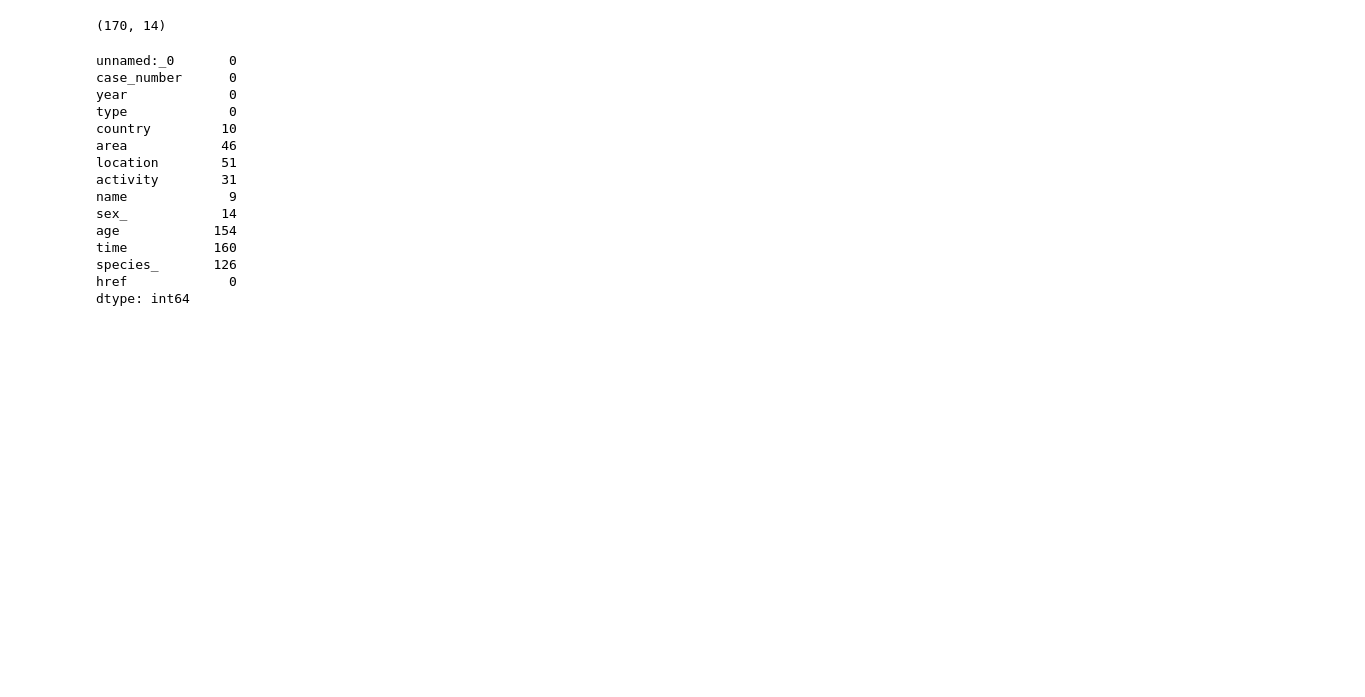
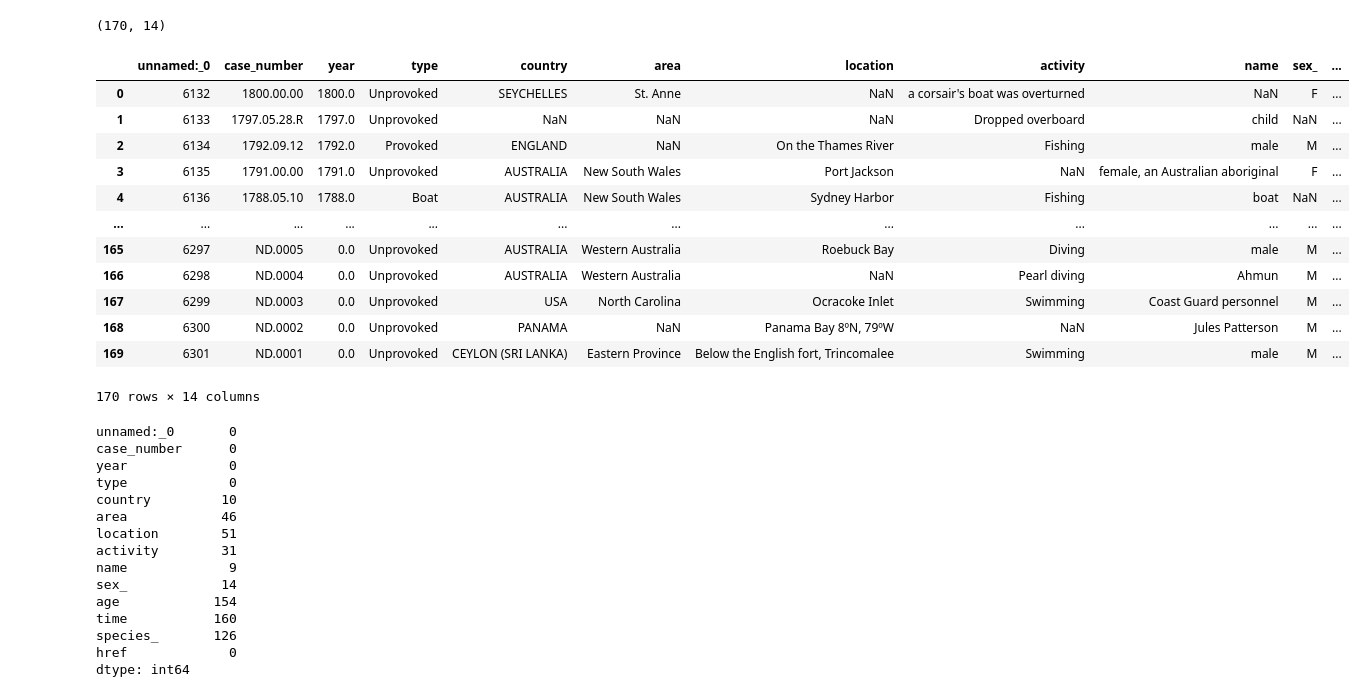
Before and after one commit to Adalab/DA-promo-b-modulo2-sprint-1-Antoanela-Chloe, a Jupyter notebook: pandas/pp-python-modulo-2-sprint-1-pandas-ejercicio-5-concat-merge-join/pp-python-modulo-2-sprint-1-pandas-ejercicio-5-concat-merge-join.ipynb, the cells around one changed output. Cells and saved outputs as stored; diff of their text form; code cells hidden in the pictures; blank space fills up the shorter version.

```diff
--- a/pandas/pp-python-modulo-2-sprint-1-pandas-ejercicio-5-concat-merge-join/pp-python-modulo-2-sprint-1-pandas-ejercicio-5-concat-merge-join.ipynb
+++ b/pandas/pp-python-modulo-2-sprint-1-pandas-ejercicio-5-concat-merge-join/pp-python-modulo-2-sprint-1-pandas-ejercicio-5-concat-merge-join.ipynb
@@ -146,6 +149,22 @@ df_hi.drop(["unnamed:_23", "case_number.1", "unnamed:_22", "case_number.2", "ori
 df_hi.shape
 # %% [output]
 (170, 14)
+# %%
+df_hi
+# %% [output]
+|  | unnamed:_0 | case_number | year | type | country | area | location | activity | name | sex_ | ... |
+| 0 | 6132 | 1800.00.00 | 1800.0 | Unprovoked | SEYCHELLES | St. Anne | NaN | a corsair's boat was overturned | NaN | F | ... |
+| 1 | 6133 | 1797.05.28.R | 1797.0 | Unprovoked | NaN | NaN | NaN | Dropped overboard | child | NaN | ... |
+| 2 | 6134 | 1792.09.12 | 1792.0 | Provoked | ENGLAND | NaN | On the Thames River | Fishing | male | M | ... |
+| 3 | 6135 | 1791.00.00 | 1791.0 | Unprovoked | AUSTRALIA | New South Wales | Port Jackson | NaN | female, an Australian aboriginal | F | ... |
+| 4 | 6136 | 1788.05.10 | 1788.0 | Boat | AUSTRALIA | New South Wales | Sydney Harbor | Fishing | boat | NaN | ... |
+| ... | ... | ... | ... | ... | ... | ... | ... | ... | ... | ... | ... |
+| 165 | 6297 | ND.0005 | 0.0 | Unprovoked | AUSTRALIA | Western Australia | Roebuck Bay | Diving | male | M | ... |
+| 166 | 6298 | ND.0004 | 0.0 | Unprovoked | AUSTRALIA | Western Australia | NaN | Pearl diving | Ahmun | M | ... |
+| 167 | 6299 | ND.0003 | 0.0 | Unprovoked | USA | North Carolina | Ocracoke Inlet | Swimming | Coast Guard personnel | M | ... |
+| 168 | 6300 | ND.0002 | 0.0 | Unprovoked | PANAMA | NaN | Panama Bay 8ºN, 79ºW | NaN | Jules Patterson | M | ... |
+| 169 | 6301 | ND.0001 | 0.0 | Unprovoked | CEYLON (SRI LANKA) | Eastern Province | Below the English fort, Trincomalee | Swimming | male | M | ... |
+170 rows × 14 columns
 # %%
 # Chequeamos los nulos
 df_hi.isnull().sum()
```
Also changed, not shown: parts of 17 cells of this notebook, 6 other files.
